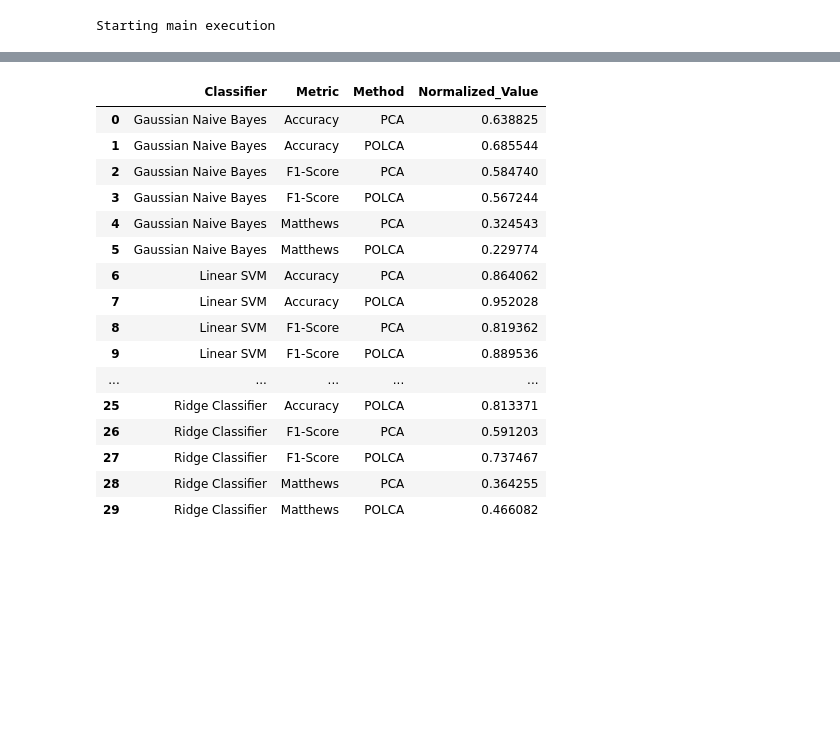
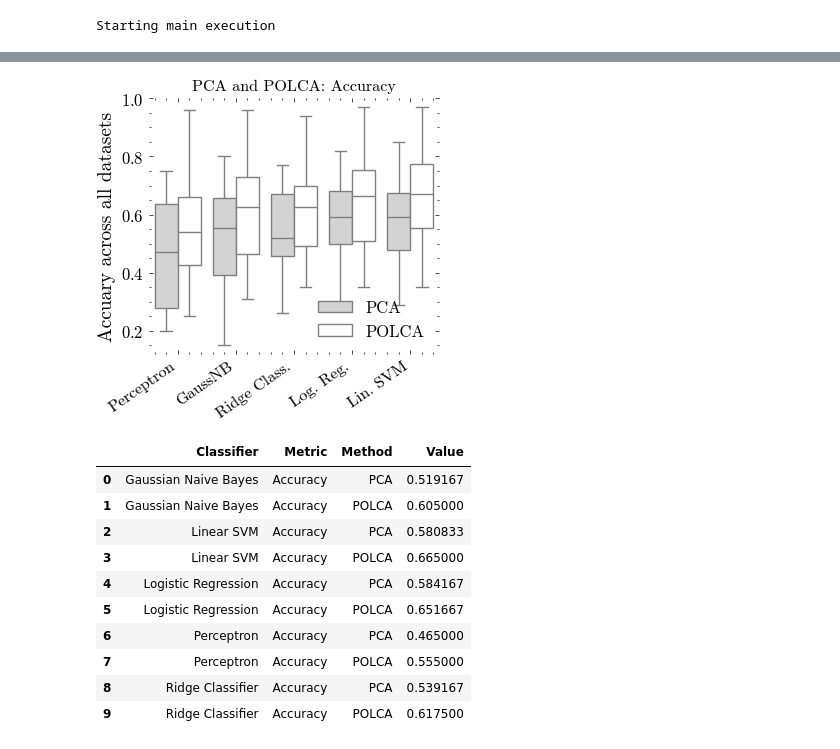
Before and after one commit to jamartinh/polcanet, a Jupyter notebook: examples/notebooks/report_all_classification_metrics.ipynb, the cells around one changed output, grey strips where cells are left out. Saved outputs shown, nothing was run; the diff lists cells and outputs as text; code cells hidden in the pictures; blank space fills up the shorter version.

```diff
--- a/examples/notebooks/report_all_classification_metrics.ipynb
+++ b/examples/notebooks/report_all_classification_metrics.ipynb
@@ -160,0 +135,3 @@ df_long
+# %%
+df_long =pd.DataFrame(df_long[df_long["Metric"]=="Accuracy"].copy())
+df_long
@@ -160,0 +152,8 @@ df_long
+# %%
+classifier_means = df_long.groupby("Classifier")["Value"].mean().sort_values(ascending=True)
+classifier_ranks = {classifier: rank for rank, classifier in enumerate(classifier_means.index)}
+df_sorted = df_long.sort_values(
+    by=["Classifier", "Method"], key=lambda x: x.map(classifier_ranks) if x.name == "Classifier" else x
+)
+df_sorted = df_sorted.reset_index(drop=True)
+df_sorted
@@ -161,3 +191,31 @@ df_long
+# %%
+fig, ax = plt.subplots(figsize=(3.5, 3.5))
+sns.boxplot(
+    data=df,
+    x="Classifier",
+    y="Value",
+    hue="Method",
+    fill=True,
+    palette={"PCA": "lightgray", "POLCA": "white"},
+    fliersize=0,
+    gap=0.0,
+    width = 0.8,
+)
+plt.xlabel("")
+ax.set_ylabel(f"Accuary across all datasets")
+# plt.ylim([-0.01,1.4]);
+ax.set_xticks(range(len(df.Classifier.unique())))
+ax.set_xticklabels(["Perceptron","GaussNB","Ridge Class.","Log. Reg.","Lin. SVM",], rotation=35, ha="right", fontsize="small")
+ax.set_title(f"PCA and POLCA: Accuracy", fontsize="small")
+ax.set_ylim(0.12, 1.0)
+
+# Add in points to show each observation
+plt.legend()
+# Tweak the visual presentation
+sns.despine(trim=False, left=True, right=True, top=True, bottom=True)
+plt.savefig("experiments/classifier_metric_comparison_boxplot.pdf", dpi=300, bbox_inches="tight")
+# %% [output]
+[figure, added]
 # %%
 def normalize_and_aggregate_results(df_long):
     """
@@ -179,23 +230,18 @@ def normalize_and_aggregate_results(df_long):
 
     return df_aggregated
-# %%
-df_norm = normalize_and_aggregate_results(df_long)
-df_norm
-# %% [output]
-|  | Classifier | Metric | Method | Normalized_Value |
-| 0 | Gaussian Naive Bayes | Accuracy | PCA | 0.638825 |
-| 1 | Gaussian Naive Bayes | Accuracy | POLCA | 0.685544 |
-| 2 | Gaussian Naive Bayes | F1-Score | PCA | 0.584740 |
-| 3 | Gaussian Naive Bayes | F1-Score | POLCA | 0.567244 |
-| 4 | Gaussian Naive Bayes | Matthews | PCA | 0.324543 |
-| 5 | Gaussian Naive Bayes | Matthews | POLCA | 0.229774 |
-| 6 | Linear SVM | Accuracy | PCA | 0.864062 |
-| 7 | Linear SVM | Accuracy | POLCA | 0.952028 |
-| 8 | Linear SVM | F1-Score | PCA | 0.819362 |
-| 9 | Linear SVM | F1-Score | POLCA | 0.889536 |
-| ... | ... | ... | ... | ... |
-| 25 | Ridge Classifier | Accuracy | POLCA | 0.813371 |
-| 26 | Ridge Classifier | F1-Score | PCA | 0.591203 |
-| 27 | Ridge Classifier | F1-Score | POLCA | 0.737467 |
-| 28 | Ridge Classifier | Matthews | PCA | 0.364255 |
-| 29 | Ridge Classifier | Matthews | POLCA | 0.466082 |
+# %%
+df_norm = normalize_and_aggregate_results(df_long)
+df_norm = df_norm[df_norm["Metric"] == "Accuracy"]
+df_norm
+# %% [output]
+|  | Classifier | Metric | Method | Value |
+| 0 | Gaussian Naive Bayes | Accuracy | PCA | 0.519167 |
+| 1 | Gaussian Naive Bayes | Accuracy | POLCA | 0.605000 |
+| 2 | Linear SVM | Accuracy | PCA | 0.580833 |
+| 3 | Linear SVM | Accuracy | POLCA | 0.665000 |
+| 4 | Logistic Regression | Accuracy | PCA | 0.584167 |
+| 5 | Logistic Regression | Accuracy | POLCA | 0.651667 |
+| 6 | Perceptron | Accuracy | PCA | 0.465000 |
+| 7 | Perceptron | Accuracy | POLCA | 0.555000 |
+| 8 | Ridge Classifier | Accuracy | PCA | 0.539167 |
+| 9 | Ridge Classifier | Accuracy | POLCA | 0.617500 |
```
Also changed, not shown: parts of 15 cells of this notebook, 10 other files.
